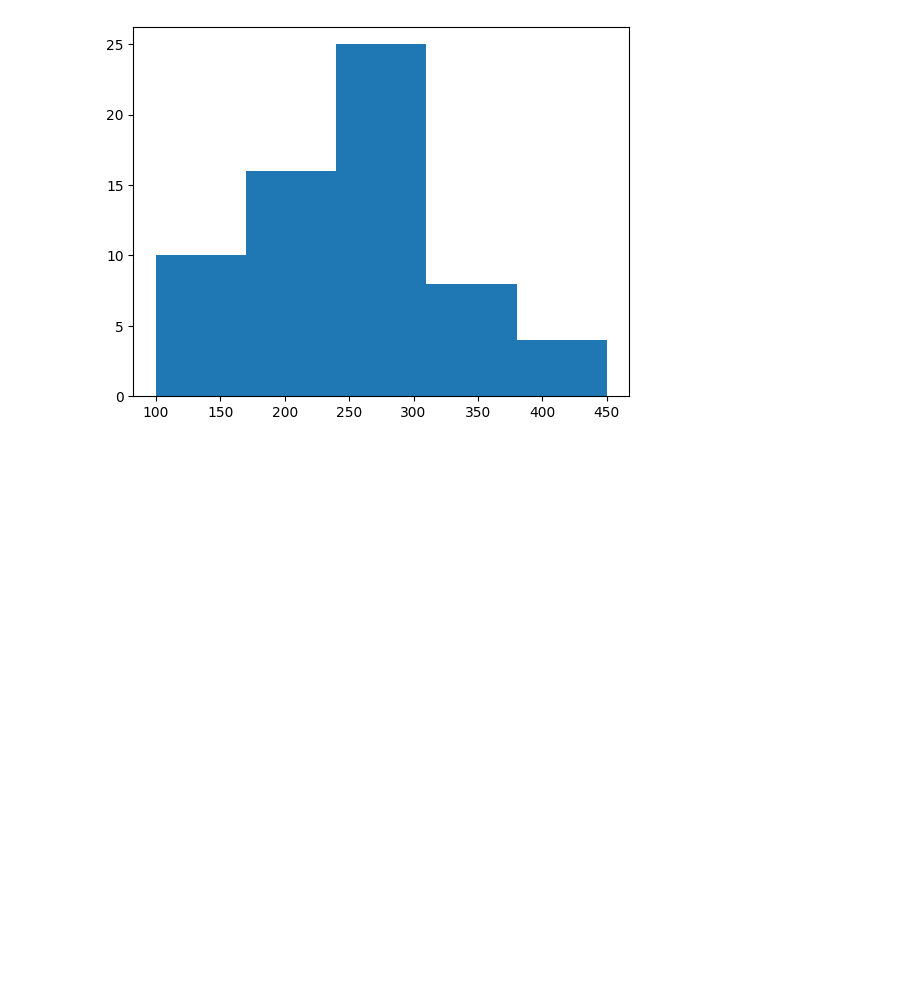
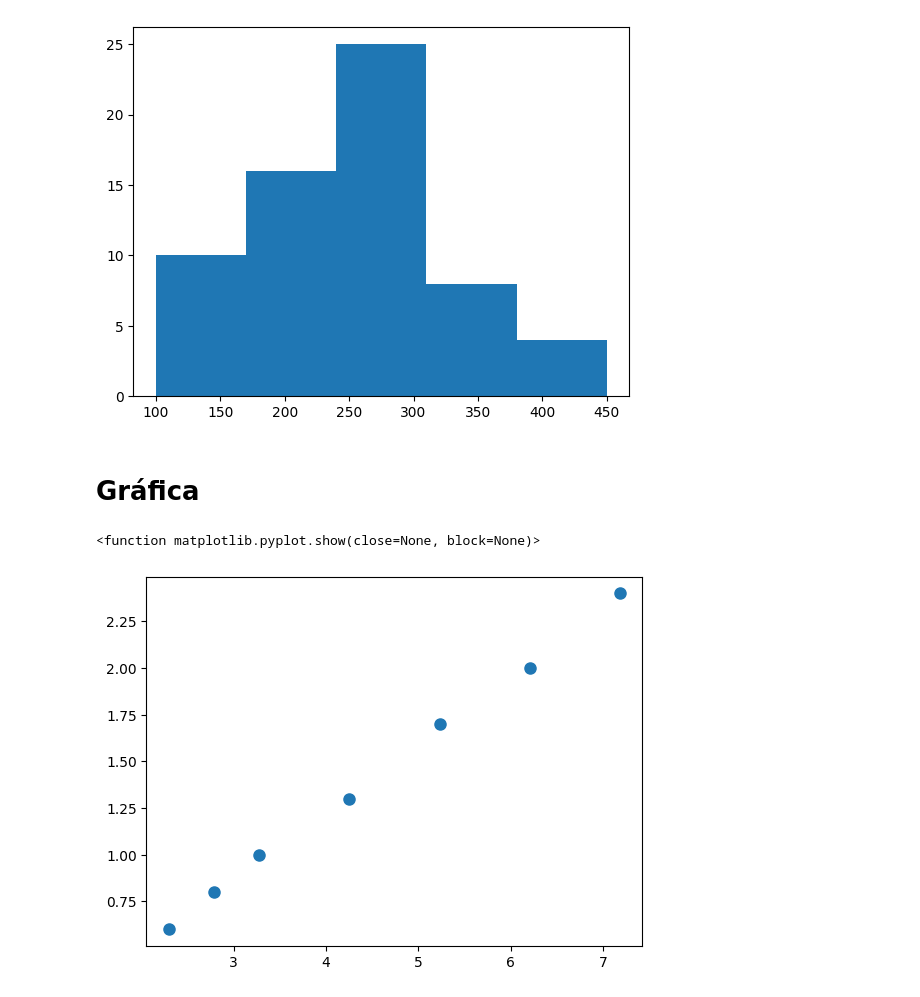
Before and after one commit to Hdavid1123/F-sica-Experimental-II-2024-1, a Jupyter notebook: Tarea_3/minimos_cuadrados.ipynb, the cells around one changed output. Saved outputs shown, nothing was run; the diff lists cells and outputs as text; code cells hidden in the pictures; blank space fills up the shorter version.

Commit message:
(incompleto) se añadieron gráficas, y algunas cosas menores

```diff
--- a/Tarea_3/minimos_cuadrados.ipynb
+++ b/Tarea_3/minimos_cuadrados.ipynb
@@ -9,3 +9,8 @@ dwood_newtons = [0.1, 0.1, 0.1, 0.1, 0.1, 0.2, 0.2]
 
 fabric_newtons = [0.7, 0.8, 0.9, 1.2, 1.4, 1.7, 1.9]
 dfabric_newtons = [0.1, 0.1, 0.1, 0.1, 0.1, 0.1, 0.1]
+
+weight = [elemento*9.77*10**-3 + 2.3 for elemento in mass_organization]
+
+# Imprimir la lista modificada
+print(weight)
@@ -82,3 +98,12 @@ print("La desviación estándar es: %.2f " %np.std(masa))
 El promedio es: 251.67
 La desviación estándar es: 77.26
 [figure]
+# %% [markdown]
+# Gráfica
+# %%
+plt.plot(weight, wood_newtons, marker='o', linestyle='', markersize=8)
+
+plt.show
+# %% [output]
+<function matplotlib.pyplot.show(close=None, block=None)>
+[figure, added]
```
Also changed, not shown: parts of 4 cells of this notebook.
